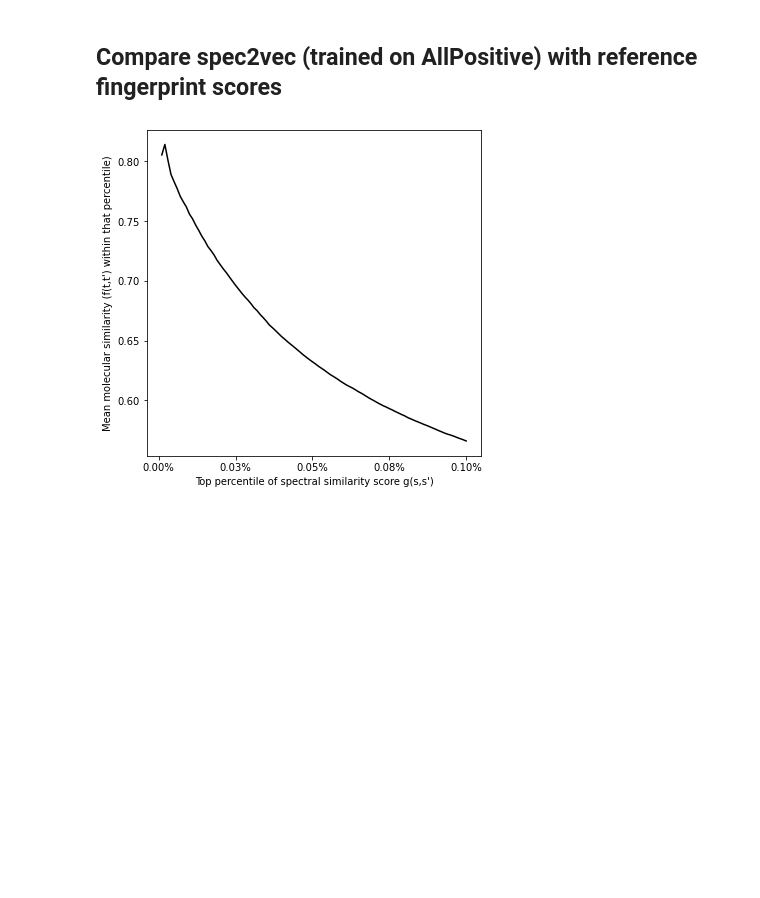
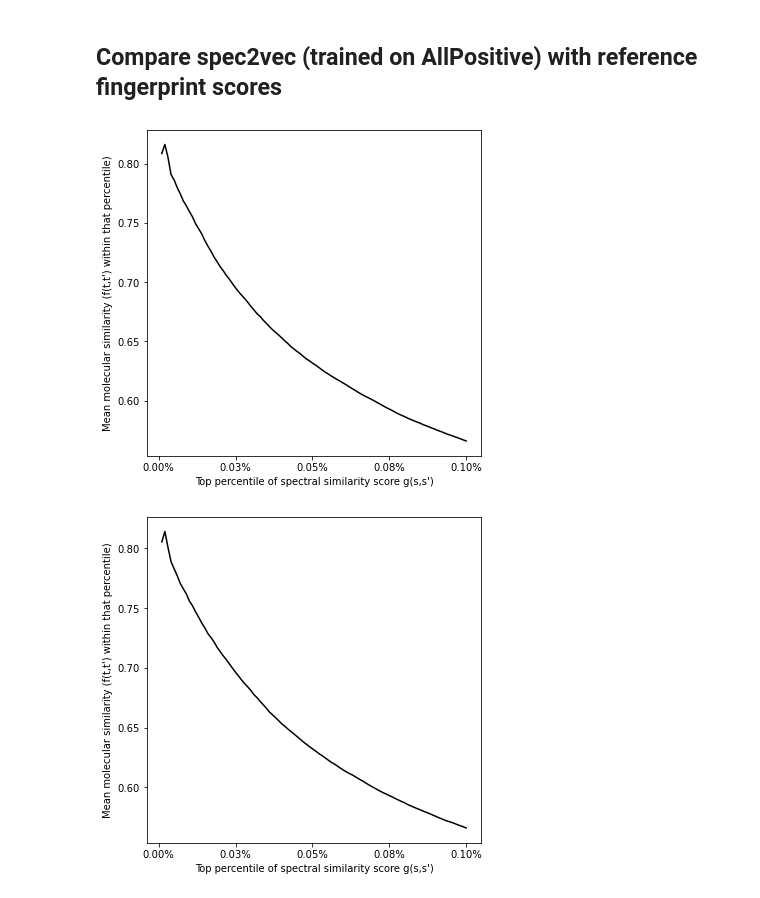
Before and after one commit to iomega/spec2vec_gnps_data_analysis, a Jupyter notebook: notebooks/iomega-7-compare-the-different-scores.ipynb, the cells around one changed output. Saved outputs shown, nothing was run; the diff lists cells and outputs as text; code cells hidden in the pictures; blank space fills up the shorter version.

```diff
--- a/notebooks/iomega-7-compare-the-different-scores.ipynb
+++ b/notebooks/iomega-7-compare-the-different-scores.ipynb
@@ -81,5 +85,12 @@ percentile_spec2vec_2dec_iter_50 = plot_precentile(matrix_similarities_fingerpri
 filename = os.path.join(path_data, "percentile_spec2vec_2dec_AllPosModel_iter_15.npy")
 percentiles_AllPosModel = np.load(filename)
 # %%
-filename = os.path.join(path_data,'similarities_spec2vec_2dec_AllPositiveModel_15iter.npy')
+filename = os.path.join(path_data,'similarities_spec2vec_2dec_AllPositiveModel_15iter_201101.npy')
 matrix_similarities_spec2vec_allpositive = np.load(filename)
+# %%
+percentile_spec2vec_2dec_AllPos_15iter = plot_precentile(matrix_similarities_fingerprint_daylight,
+                                                  matrix_similarities_spec2vec_allpositive,
+                                                  num_bins=100, show_top_percentile=0.1,
+                                                  ignore_diagonal=True)
+# %% [output]
+[figure, added]
```
Also changed, not shown: parts of 3 cells of this notebook, 2 other files.
